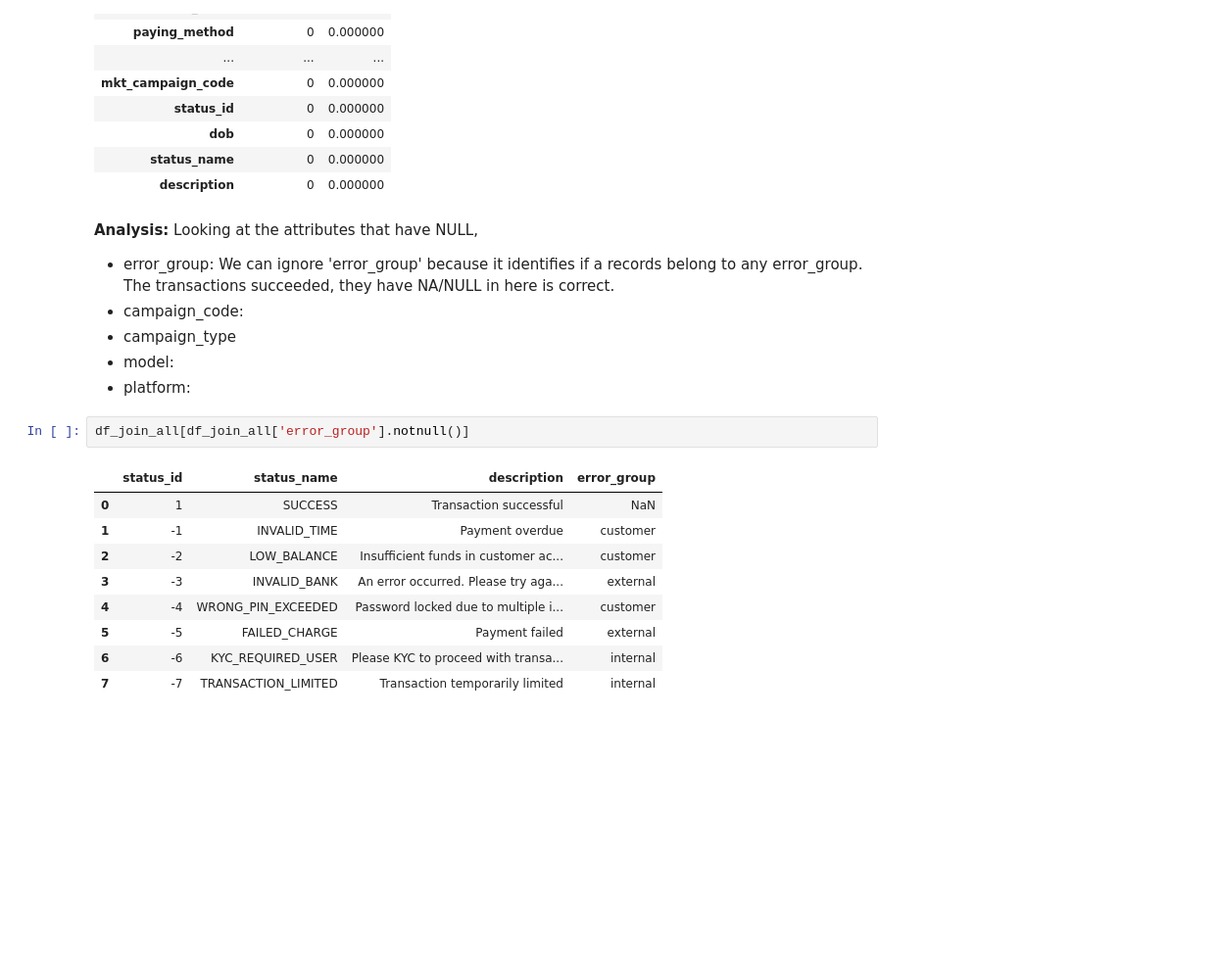
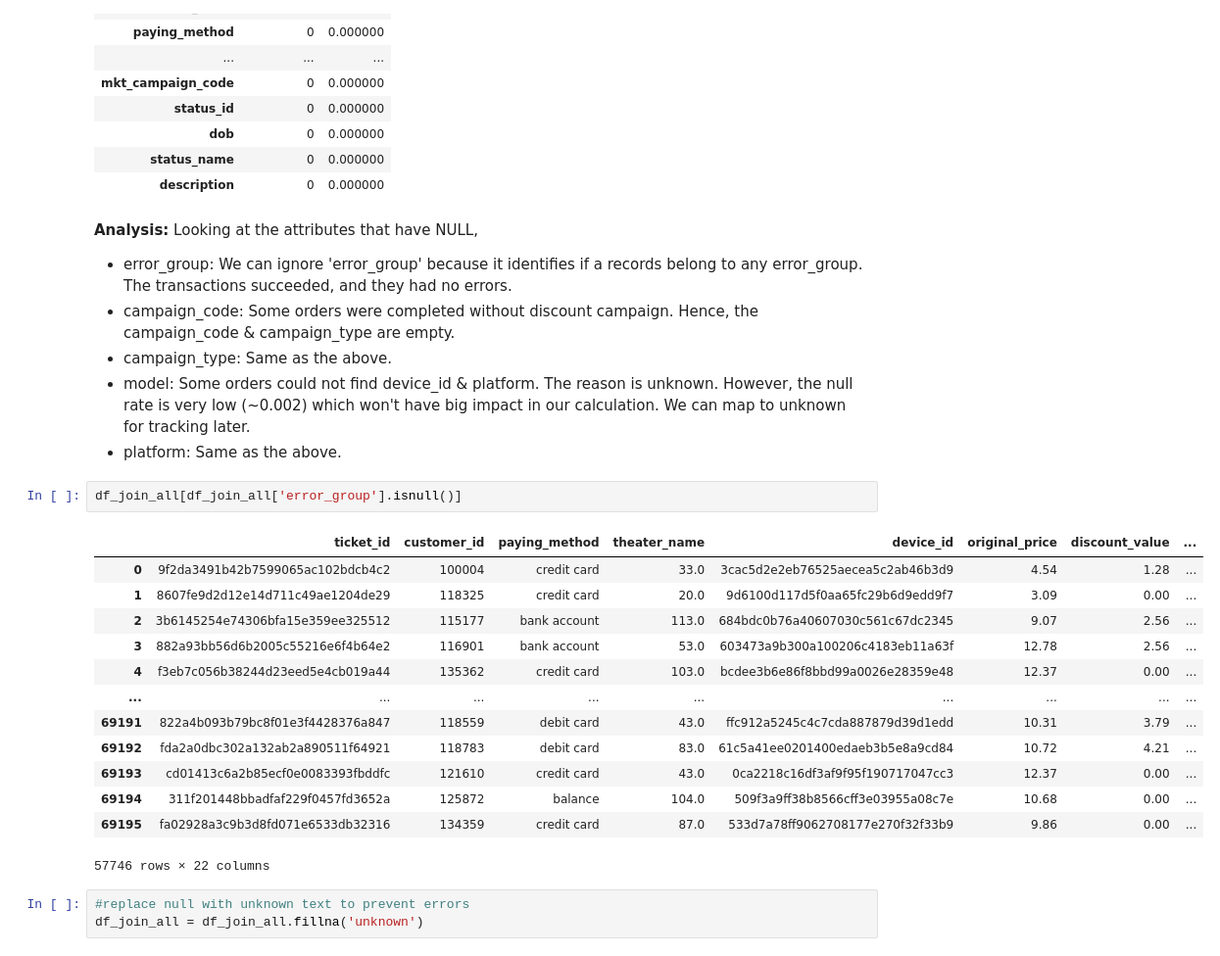
Before and after one commit to DucD0610/HOYTS-Cinema-Ticket-Sales-Analysis, a Jupyter notebook: Capstone project/captone project.ipynb, the cells around one changed output. Shown at 98% size. Cells and saved outputs as stored; diff of their text form; blank space fills up the shorter version.

Commit message:
continue data cleaning (join all tables)

```diff
--- a/Capstone project/captone project.ipynb
+++ b/Capstone project/captone project.ipynb
@@ -350,20 +352,27 @@ calc_null_rate(df_join_all)
 # %% [markdown]
 **Analysis:**
 Looking at the attributes that have NULL,
-- error_group: We can ignore 'error_group' because it identifies if a records belong to any error_group. The transactions succeeded, they have NA/NULL in here is correct.
-- campaign_code:
-- campaign_type
-- model:
-- platform:
+- error_group: We can ignore 'error_group' because it identifies if a records belong to any error_group. The transactions succeeded, and they had no errors.
+- campaign_code: Some orders were completed without discount campaign. Hence, the campaign_code & campaign_type are empty.
+- campaign_type: Same as the above.
+- model: Some orders could not find device_id & platform. The reason is unknown. However, the null rate is very low (~0.002) which won't have big impact in our calculation. We can map to unknown for tracking later.
+- platform: Same as the above.
 # %%
-df_join_all[df_join_all['error_group'].notnull()]
+df_join_all[df_join_all['error_group'].isnull()]
 # %% [output]
-|  | status_id | status_name | description | error_group |
-| 0 | 1 | SUCCESS | Transaction successful | NaN |
-| 1 | -1 | INVALID_TIME | Payment overdue | customer |
-| 2 | -2 | LOW_BALANCE | Insufficient funds in customer ac... | customer |
-| 3 | -3 | INVALID_BANK | An error occurred. Please try aga... | external |
-| 4 | -4 | WRONG_PIN_EXCEEDED | Password locked due to multiple i... | customer |
-| 5 | -5 | FAILED_CHARGE | Payment failed | external |
-| 6 | -6 | KYC_REQUIRED_USER | Please KYC to proceed with transa... | internal |
-| 7 | -7 | TRANSACTION_LIMITED | Transaction temporarily limited | internal |
+|  | ticket_id | customer_id | paying_method | theater_name | device_id | original_price | discount_value | ... |
+| 0 | 9f2da3491b42b7599065ac102bdcb4c2 | 100004 | credit card | 33.0 | 3cac5d2e2eb76525aecea5c2ab46b3d9 | 4.54 | 1.28 | ... |
+| 1 | 8607fe9d2d12e14d711c49ae1204de29 | 118325 | credit card | 20.0 | 9d6100d117d5f0aa65fc29b6d9edd9f7 | 3.09 | 0.00 | ... |
+| 2 | 3b6145254e74306bfa15e359ee325512 | 115177 | bank account | 113.0 | 684bdc0b76a40607030c561c67dc2345 | 9.07 | 2.56 | ... |
+| 3 | 882a93bb56d6b2005c55216e6f4b64e2 | 116901 | bank account | 53.0 | 603473a9b300a100206c4183eb11a63f | 12.78 | 2.56 | ... |
+| 4 | f3eb7c056b38244d23eed5e4cb019a44 | 135362 | credit card | 103.0 | bcdee3b6e86f8bbd99a0026e28359e48 | 12.37 | 0.00 | ... |
+| ... | ... | ... | ... | ... | ... | ... | ... | ... |
+| 69191 | 822a4b093b79bc8f01e3f4428376a847 | 118559 | debit card | 43.0 | ffc912a5245c4c7cda887879d39d1edd | 10.31 | 3.79 | ... |
+| 69192 | fda2a0dbc302a132ab2a890511f64921 | 118783 | debit card | 83.0 | 61c5a41ee0201400edaeb3b5e8a9cd84 | 10.72 | 4.21 | ... |
+| 69193 | cd01413c6a2b85ecf0e0083393fbddfc | 121610 | credit card | 43.0 | 0ca2218c16df3af9f95f190717047cc3 | 12.37 | 0.00 | ... |
+| 69194 | 311f201448bbadfaf229f0457fd3652a | 125872 | balance | 104.0 | 509f3a9ff38b8566cff3e03955a08c7e | 10.68 | 0.00 | ... |
+| 69195 | fa02928a3c9b3d8fd071e6533db32316 | 134359 | credit card | 87.0 | 533d7a78ff9062708177e270f32f33b9 | 9.86 | 0.00 | ... |
+57746 rows × 22 columns
+# %%
+#replace null with unknown text to prevent errors
+df_join_all = df_join_all.fillna('unknown')
```
Also changed, not shown: parts of 7 cells of this notebook.
